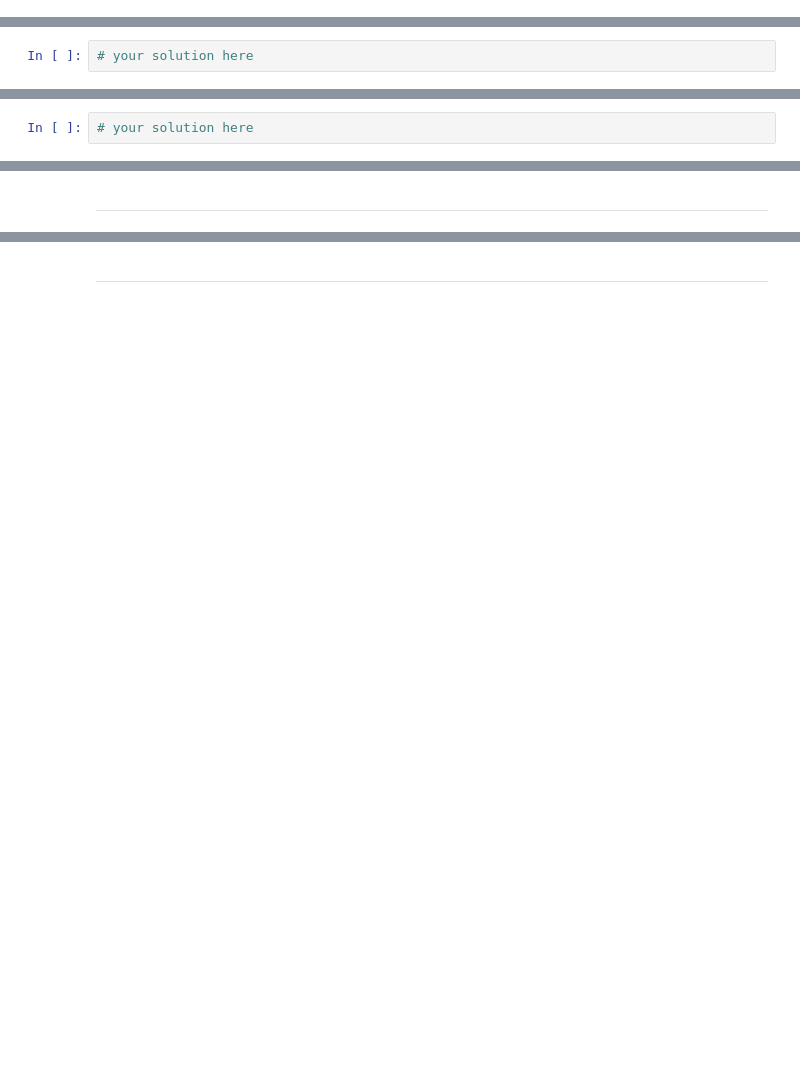
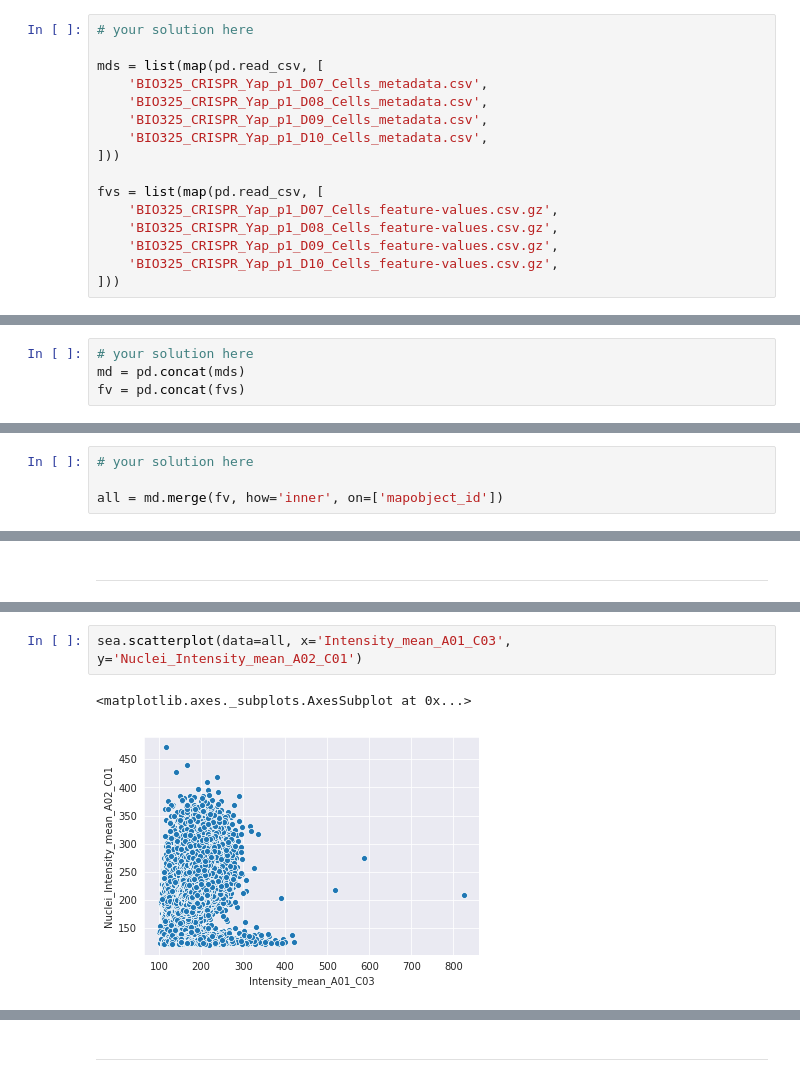
Before and after one commit to riccardomurri/python-for-science-intro, a Jupyter notebook: 08-pandas.ipynb, the cells around one changed output, grey strips where cells are left out. Saved outputs shown, nothing was run; the diff lists cells and outputs as text; blank space fills up the shorter version.

```diff
--- a/08-pandas.ipynb
+++ b/08-pandas.ipynb
@@ -196,0 +202,16 @@ How many rows are in each table?
+# %%
+# your solution here
+
+mds = list(map(pd.read_csv, [
+    'BIO325_CRISPR_Yap_p1_D07_Cells_metadata.csv',
+    'BIO325_CRISPR_Yap_p1_D08_Cells_metadata.csv',
+    'BIO325_CRISPR_Yap_p1_D09_Cells_metadata.csv',
+    'BIO325_CRISPR_Yap_p1_D10_Cells_metadata.csv',
+]))
+
+fvs = list(map(pd.read_csv, [
+    'BIO325_CRISPR_Yap_p1_D07_Cells_feature-values.csv.gz',
+    'BIO325_CRISPR_Yap_p1_D08_Cells_feature-values.csv.gz',
+    'BIO325_CRISPR_Yap_p1_D09_Cells_feature-values.csv.gz',
+    'BIO325_CRISPR_Yap_p1_D10_Cells_feature-values.csv.gz',
+]))
@@ -305,4 +399,6 @@ Make stacked tables:
 - `fv`, combining feature values for all wells
 # %%
 # your solution here
+md = pd.concat(mds)
+fv = pd.concat(fvs)
 # %% [markdown]
@@ -313,3 +409,5 @@ Make a single large table `all` by joining tables `md` and `fv` over the common
 How many rows are in the combined table?
 # %%
 # your solution here
+
+all = md.merge(fv, how='inner', on=['mapobject_id'])
@@ -356,0 +523,5 @@ Make a distribution plots of the mean Intensity of the *Yap* channel for each of
+# %%
+sea.scatterplot(data=all, x='Intensity_mean_A01_C03', y='Nuclei_Intensity_mean_A02_C01')
+# %% [output]
+<matplotlib.axes._subplots.AxesSubplot at 0x...>
+[figure, added]
```
Also changed, not shown: parts of 59 cells of this notebook, 3 other files.
